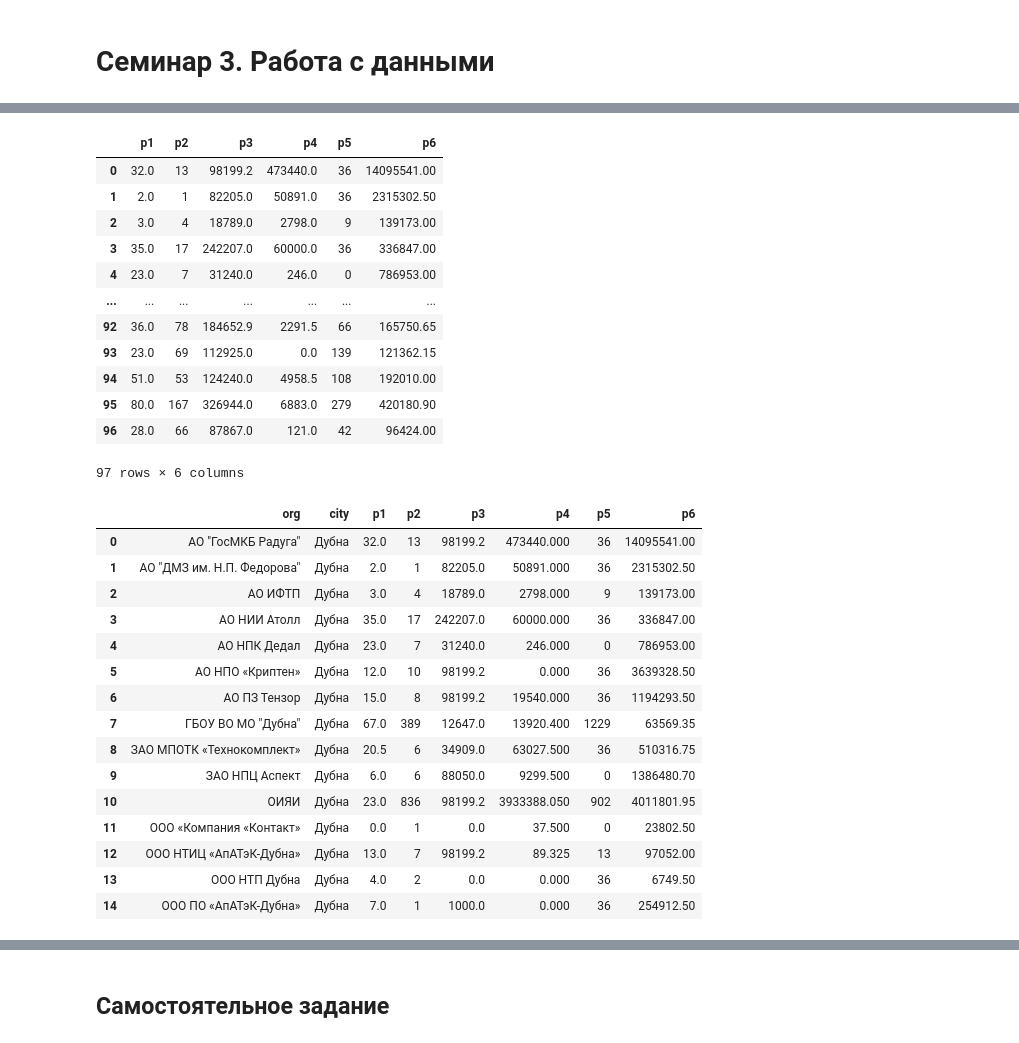
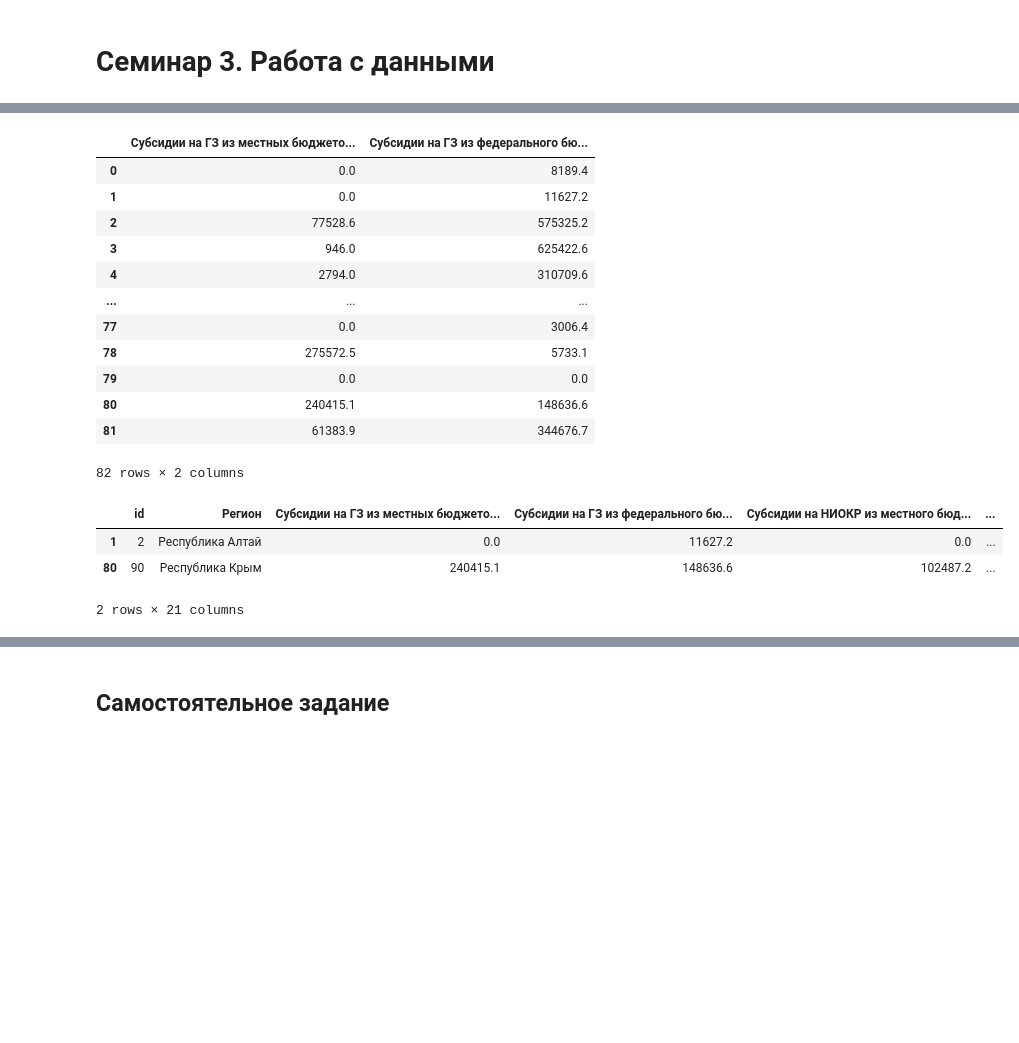
Before and after one commit to junaart/ForStudents, a Jupyter notebook: Python/Lection_3/Seminar_3.ipynb, the cells around one changed output, grey strips where cells are left out. Cells and saved outputs as stored; diff of their text form; code cells hidden in the pictures; blank space fills up the shorter version.

```diff
--- a/Python/Lection_3/Seminar_3.ipynb
+++ b/Python/Lection_3/Seminar_3.ipynb
@@ -26,0 +3,10 @@ display(data)
+# %%
+#Подключаем библиотеки
+import numpy as np
+import pandas as pd
+
+#Читаем данные с github.com
+data=pd.read_csv("https://raw.githubusercontent.com/junaart/ForStudents/refs/heads/main/Python/Lection_3/data.csv",delimiter=",")
+
+#Отображаем данные
+display(data)
@@ -27,5 +44,5 @@ display(data)
 # %%
 #Изменим название столбца
-data=data.rename(columns={'Unnamed: 0': 'org'})
+data=data.rename(columns={'region': 'Регион'})
 data
 # %% [output]
@@ -45,38 +62,26 @@ data
 # %%
 #Получить только показатели
-data[['p1','p2','p3','p4','p5','p6']]
+data[['Субсидии на ГЗ из местных бюджетов 2015','Субсидии на ГЗ из федерального бюджета 2015']]
 # %% [output]
-|  | p1 | p2 | p3 | p4 | p5 | p6 |
-| 0 | 32.0 | 13 | 98199.2 | 473440.0 | 36 | 14095541.00 |
-| 1 | 2.0 | 1 | 82205.0 | 50891.0 | 36 | 2315302.50 |
-| 2 | 3.0 | 4 | 18789.0 | 2798.0 | 9 | 139173.00 |
-| 3 | 35.0 | 17 | 242207.0 | 60000.0 | 36 | 336847.00 |
-| 4 | 23.0 | 7 | 31240.0 | 246.0 | 0 | 786953.00 |
-| ... | ... | ... | ... | ... | ... | ... |
-| 92 | 36.0 | 78 | 184652.9 | 2291.5 | 66 | 165750.65 |
-| 93 | 23.0 | 69 | 112925.0 | 0.0 | 139 | 121362.15 |
-| 94 | 51.0 | 53 | 124240.0 | 4958.5 | 108 | 192010.00 |
-| 95 | 80.0 | 167 | 326944.0 | 6883.0 | 279 | 420180.90 |
-| 96 | 28.0 | 66 | 87867.0 | 121.0 | 42 | 96424.00 |
+|  | Субсидии на ГЗ из местных бюджето... | Субсидии на ГЗ из федерального бю... |
+| 0 | 0.0 | 8189.4 |
+| 1 | 0.0 | 11627.2 |
+| 2 | 77528.6 | 575325.2 |
+| 3 | 946.0 | 625422.6 |
+| 4 | 2794.0 | 310709.6 |
+| ... | ... | ... |
+| 77 | 0.0 | 3006.4 |
+| 78 | 275572.5 | 5733.1 |
+| 79 | 0.0 | 0.0 |
+| 80 | 240415.1 | 148636.6 |
+| 81 | 61383.9 | 344676.7 |
-97 rows × 6 columns
+82 rows × 2 columns
 # %%
-#Отберем все организации и их показатели из Дубны
-data[data['city']=='Дубна']
+#Отберем все показатели  из двух регионов
+data[(data['Регион']=='Республика Алтай') | (data['Регион']=='Республика Крым')]
 # %% [output]
-|  | org | city | p1 | p2 | p3 | p4 | p5 | p6 |
-| 0 | АО "ГосМКБ Радуга" | Дубна | 32.0 | 13 | 98199.2 | 473440.000 | 36 | 14095541.00 |
-| 1 | АО "ДМЗ им. Н.П. Федорова" | Дубна | 2.0 | 1 | 82205.0 | 50891.000 | 36 | 2315302.50 |
-| 2 | АО ИФТП | Дубна | 3.0 | 4 | 18789.0 | 2798.000 | 9 | 139173.00 |
-| 3 | АО НИИ Атолл | Дубна | 35.0 | 17 | 242207.0 | 60000.000 | 36 | 336847.00 |
-| 4 | АО НПК Дедал | Дубна | 23.0 | 7 | 31240.0 | 246.000 | 0 | 786953.00 |
-| 5 | АО НПО «Криптен» | Дубна | 12.0 | 10 | 98199.2 | 0.000 | 36 | 3639328.50 |
-| 6 | АО ПЗ Тензор | Дубна | 15.0 | 8 | 98199.2 | 19540.000 | 36 | 1194293.50 |
-| 7 | ГБОУ ВО МО "Дубна" | Дубна | 67.0 | 389 | 12647.0 | 13920.400 | 1229 | 63569.35 |
-| 8 | ЗАО МПОТК «Технокомплект» | Дубна | 20.5 | 6 | 34909.0 | 63027.500 | 36 | 510316.75 |
-| 9 | ЗАО НПЦ Аспект | Дубна | 6.0 | 6 | 88050.0 | 9299.500 | 0 | 1386480.70 |
-| 10 | ОИЯИ | Дубна | 23.0 | 836 | 98199.2 | 3933388.050 | 902 | 4011801.95 |
-| 11 | ООО «Компания «Контакт» | Дубна | 0.0 | 1 | 0.0 | 37.500 | 0 | 23802.50 |
-| 12 | ООО НТИЦ «АпАТэК-Дубна» | Дубна | 13.0 | 7 | 98199.2 | 89.325 | 13 | 97052.00 |
-| 13 | ООО НТП Дубна | Дубна | 4.0 | 2 | 0.0 | 0.000 | 36 | 6749.50 |
-| 14 | ООО ПО «АпАТэК-Дубна» | Дубна | 7.0 | 1 | 1000.0 | 0.000 | 36 | 254912.50 |
+|  | id | Регион | Субсидии на ГЗ из местных бюджето... | Субсидии на ГЗ из федерального бю... | Субсидии на НИОКР из местного бюд... | ... |
+| 1 | 2 | Республика Алтай | 0.0 | 11627.2 | 0.0 | ... |
+| 80 | 90 | Республика Крым | 240415.1 | 148636.6 | 102487.2 | ... |
+2 rows × 21 columns
 # %%
```
Also changed, not shown: parts of 19 cells of this notebook.
